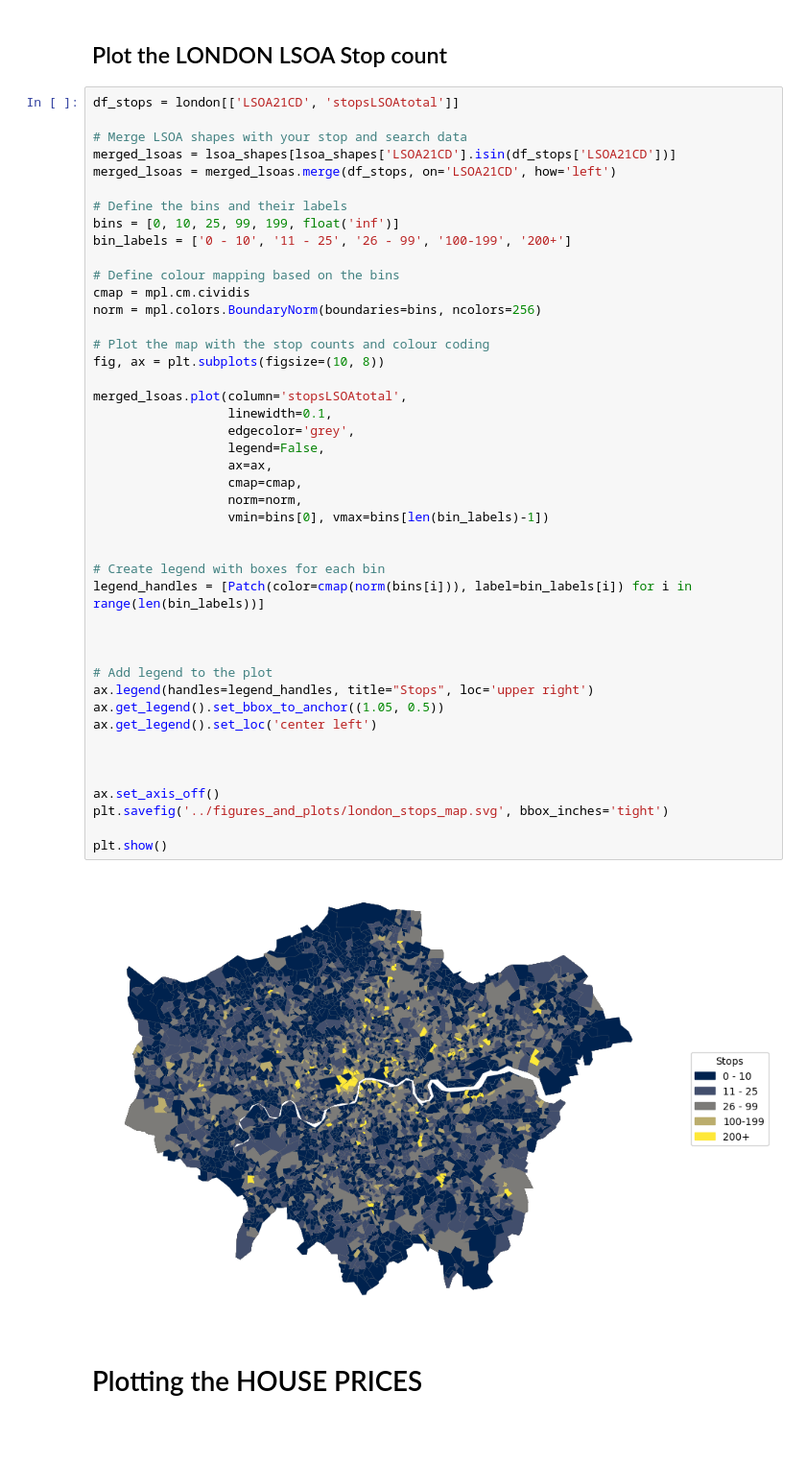
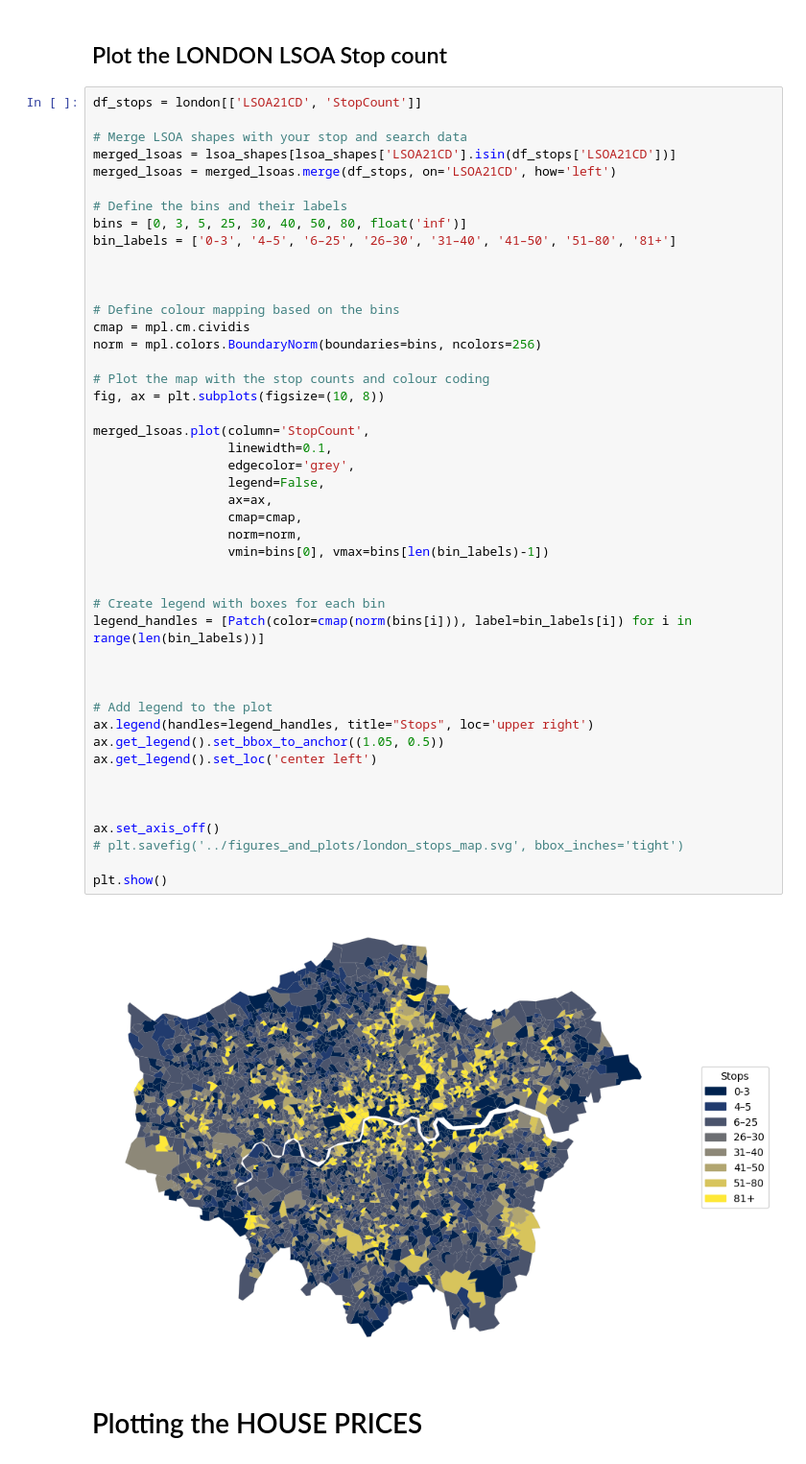
Before and after one commit to KofiBartonByfield/Dissertation, a Jupyter notebook: code/create_plots.ipynb, the cells around one changed output. Shown at 96% size. Cells and saved outputs as stored; diff of their text form; blank space fills up the shorter version.

Commit message:
Plot updates

```diff
--- a/code/create_plots.ipynb
+++ b/code/create_plots.ipynb
@@ -66,51 +67,53 @@ plt.show()
 # %% [markdown]
 ## Plot the LONDON LSOA Stop count
 # %%
-df_stops = london[['LSOA21CD', 'stopsLSOAtotal']]
+df_stops = london[['LSOA21CD', 'StopCount']]
 
 # Merge LSOA shapes with your stop and search data
 merged_lsoas = lsoa_shapes[lsoa_shapes['LSOA21CD'].isin(df_stops['LSOA21CD'])]
 merged_lsoas = merged_lsoas.merge(df_stops, on='LSOA21CD', how='left')
 
 # Define the bins and their labels
-bins = [0, 10, 25, 99, 199, float('inf')]
-bin_labels = ['0 - 10', '11 - 25', '26 - 99', '100-199', '200+']
+bins = [0, 3, 5, 25, 30, 40, 50, 80, float('inf')]
+bin_labels = ['0-3', '4–5', '6–25', '26–30', '31–40', '41–50', '51–80', '81+']
+
+
 
 # Define colour mapping based on the bins
 cmap = mpl.cm.cividis
 norm = mpl.colors.BoundaryNorm(boundaries=bins, ncolors=256)
 
 # Plot the map with the stop counts and colour coding
 fig, ax = plt.subplots(figsize=(10, 8))
 
-merged_lsoas.plot(column='stopsLSOAtotal',
+merged_lsoas.plot(column='StopCount',
                   linewidth=0.1,
                   edgecolor='grey',
                   legend=False,
                   ax=ax,
                   cmap=cmap,
                   norm=norm,
                   vmin=bins[0], vmax=bins[len(bin_labels)-1])
 
 
 # Create legend with boxes for each bin
 legend_handles = [Patch(color=cmap(norm(bins[i])), label=bin_labels[i]) for i in range(len(bin_labels))]
 
 
 
 # Add legend to the plot
 ax.legend(handles=legend_handles, title="Stops", loc='upper right')
 ax.get_legend().set_bbox_to_anchor((1.05, 0.5))
 ax.get_legend().set_loc('center left')
 
 
 
 ax.set_axis_off()
-plt.savefig('../figures_and_plots/london_stops_map.svg', bbox_inches='tight')
+# plt.savefig('../figures_and_plots/london_stops_map.svg', bbox_inches='tight')
 
 plt.show()
 # %% [output]
-[figure, old version]
+[figure, new version]
 # %% [markdown]
 # Plotting the HOUSE PRICES
 # %% [markdown]
```
Also changed, not shown: parts of 7 cells of this notebook, 6 other files.
